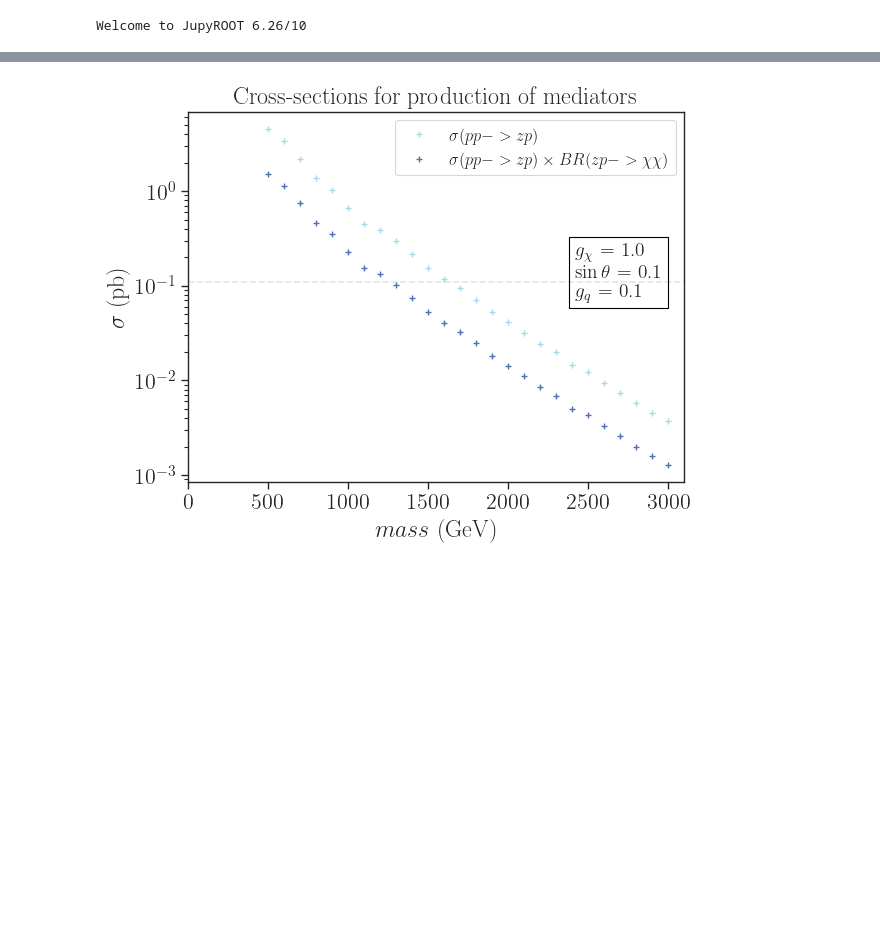
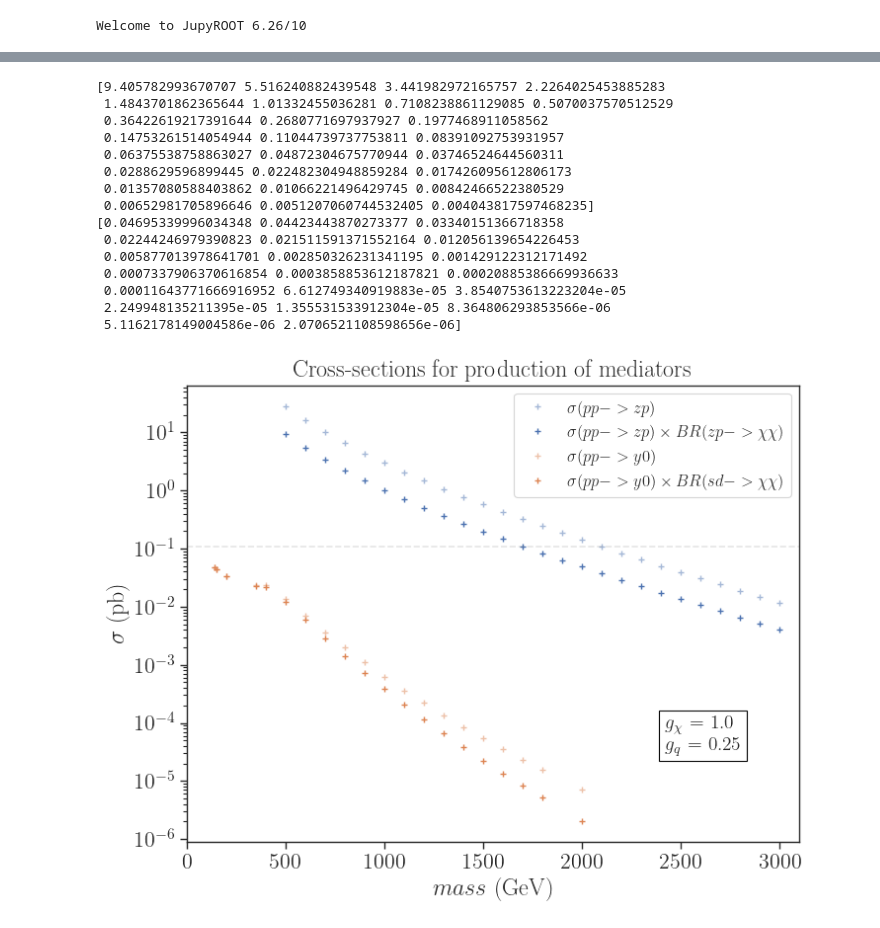
Before and after one commit to SModelS/smodelsv3-paper, a Jupyter notebook: notebooks/Plot-xsec-BR.ipynb, the cells around one changed output, grey strips where cells are left out. Saved outputs shown, nothing was run; the diff lists cells and outputs as text; code cells hidden in the pictures; blank space fills up the shorter version.

Commit message:
updated plot

```diff
--- a/notebooks/Plot-xsec-BR.ipynb
+++ b/notebooks/Plot-xsec-BR.ipynb
@@ -96,6 +163,7 @@ array([0.32896306, 0.33370267, 0.33705151, 0.3393918 , 0.34106567,
 # %%
 # Get data from MG5 runs
-pclFiles = {'pp->zp': '../data/2mdm_zp_jet.pcl'}
+pclFiles = {'pp->zp': '../data/2mdm_zp_jet_v2.pcl',
+            'pp->y0': '../data/2mdm_y0_jet.pcl'}
 
 df = [pd.read_pickle(f) for l, f in pclFiles.items()]
 for d in df:
@@ -110,17 +178,21 @@ for d in df:
 
 modelFilter = {
 #                '$g_{q}$' : 0.1,
-               '$g_{\chi}$': 1.0,
-               '$\sin\\theta$': 0.1
+               '$g_{\chi}$': 1.0
+#                '$\sin\\theta$': 0.1
                }
 
 textstr = '\n'.join([r'%s = %s' %(k,v) for k,v in modelFilter.items()])
 dfModel = data.loc[(data[list(modelFilter)] == pd.Series(modelFilter)).all(axis=1)]
-textstr2 = '\n$g_{q}$ = 0.1'
+textstr2 = '\n$g_{q}$ = 0.25'
 textstr = textstr+textstr2
 # %%
 dfModel = dfModel[(dfModel['$g_{q}$'] == 0.25) | (dfModel['$g_{q}$'] == 1.0)]
 dfModel = dfModel.drop(columns=['$m_{s}$', '$m_{\chi}$'])
+# %%
+dfModel[dfModel['process'] == 'pp->y0'] = dfModel[(dfModel['process'] == 'pp->y0') & (dfModel['$\\sin\\theta$'] == 0.2)]
+# %%
+dfModel = dfModel[(dfModel['process'] == 'pp->zp') | (dfModel['process'] == 'pp->y0')]
 # %%
 dfModel
 # %% [output]
@@ -145,28 +217,51 @@ dfModel
 colors = {label : sns.color_palette('deep', n_colors=16)[i] for i,label in enumerate(pclFiles.keys())}
 # %%
 # plot cross-section
-
+plt.figure(figsize=(8,6))
 for label in pclFiles.keys():
     mass = np.array(dfModel['$m_{med}$'][dfModel['process'] == label])
-    xsecs = np.array(dfModel['x-sec pT-250 (pb)'][dfModel['process'] == label])
-    xsecsBR = xsecs*GammaChi
-    plt.plot(mass, xsecs, color='lightblue', marker='+', linestyle='', label=r'$\sigma(%s)$' %(label))
-    plt.plot(mass, xsecsBR, color=colors[label], marker='+', linestyle='',
-             label=r'$\sigma(%s) \times BR(zp -> \chi \chi)$' %(label))
+    xsecs = np.array(dfModel['x-sec (pb)'][dfModel['process'] == label])
+    plt.plot(mass, xsecs, color=colors[label], alpha=0.5, marker='+', linestyle='', label=r'$\sigma(%s)$' %(label))
+    if label in ['pp->zp']:
+        xsecsBR = xsecs*GammaZpChi
+        plt.plot(mass, xsecsBR, color=colors[label], marker='+', linestyle='',
+                 label=r'$\sigma(%s) \times BR(zp -> \chi \chi)$' %(label))
+        print(xsecsBR)
+    elif label in ['pp->y0']:
+        xsecsBR = xsecs*GammaSdChi
+        print(xsecsBR)
+        plt.plot(mass, xsecsBR, color=colors[label], marker='+', linestyle='',
+                 label=r'$\sigma(%s) \times BR(sd -> \chi \chi)$' %(label))
 
 
 plt.hlines(0.11, xmin=0.0, xmax=3100, linestyles='--', alpha=0.2, color='gray')
 plt.yscale('log')
 
 plt.title('Cross-sections for production of mediators')
 plt.xlabel(r'$mass$ (GeV)')
 plt.ylabel(r'$\sigma$ (pb)')
 
-plt.text(0.78,0.5,textstr,fontsize=14,bbox=dict(facecolor='none', edgecolor='black'),
+plt.text(0.78,0.2,textstr,fontsize=14,bbox=dict(facecolor='none', edgecolor='black'),
          transform = plt.gca().transAxes)
 plt.xlim(0.0, 3100)
 
-plt.legend(fontsize=12)
+
+plt.legend(fontsize=12, loc='upper right')
 plt.show()
 # %% [output]
+[9.405782993670707 5.516240882439548 3.441982972165757 2.2264025453885283
+ 1.4843701862365644 1.01332455036281 0.7108238861129085 0.5070037570512529
+ 0.36422619217391644 0.2680771697937927 0.1977468911058562
+ 0.14753261514054944 0.11044739737753811 0.08391092753931957
+ 0.06375538758863027 0.04872304675770944 0.03746524644560311
+ 0.0288629596899445 0.022482304948859284 0.017426095612806173
+ 0.01357080588403862 0.01066221496429745 0.00842466522380529
+ 0.00652981705896646 0.0051207060744532405 0.004043817597468235]
+[0.04695339996034348 0.04423443870273377 0.03340151366718358
+ 0.02244246979390823 0.021511591371552164 0.012056139654226453
+ 0.005877013978641701 0.002850326231341195 0.001429122312171492
+ 0.0007337906370616854 0.0003858853612187821 0.00020885386669936633
+ 0.00011643771666916952 6.612749340919883e-05 3.8540753613223204e-05
+ 2.249948135211395e-05 1.355531533912304e-05 8.364806293853566e-06
+ 5.1162178149004586e-06 2.0706521108598656e-06]
-[figure, old version]
+[figure, new version]
```
Also changed, not shown: parts of 4 cells of this notebook.
